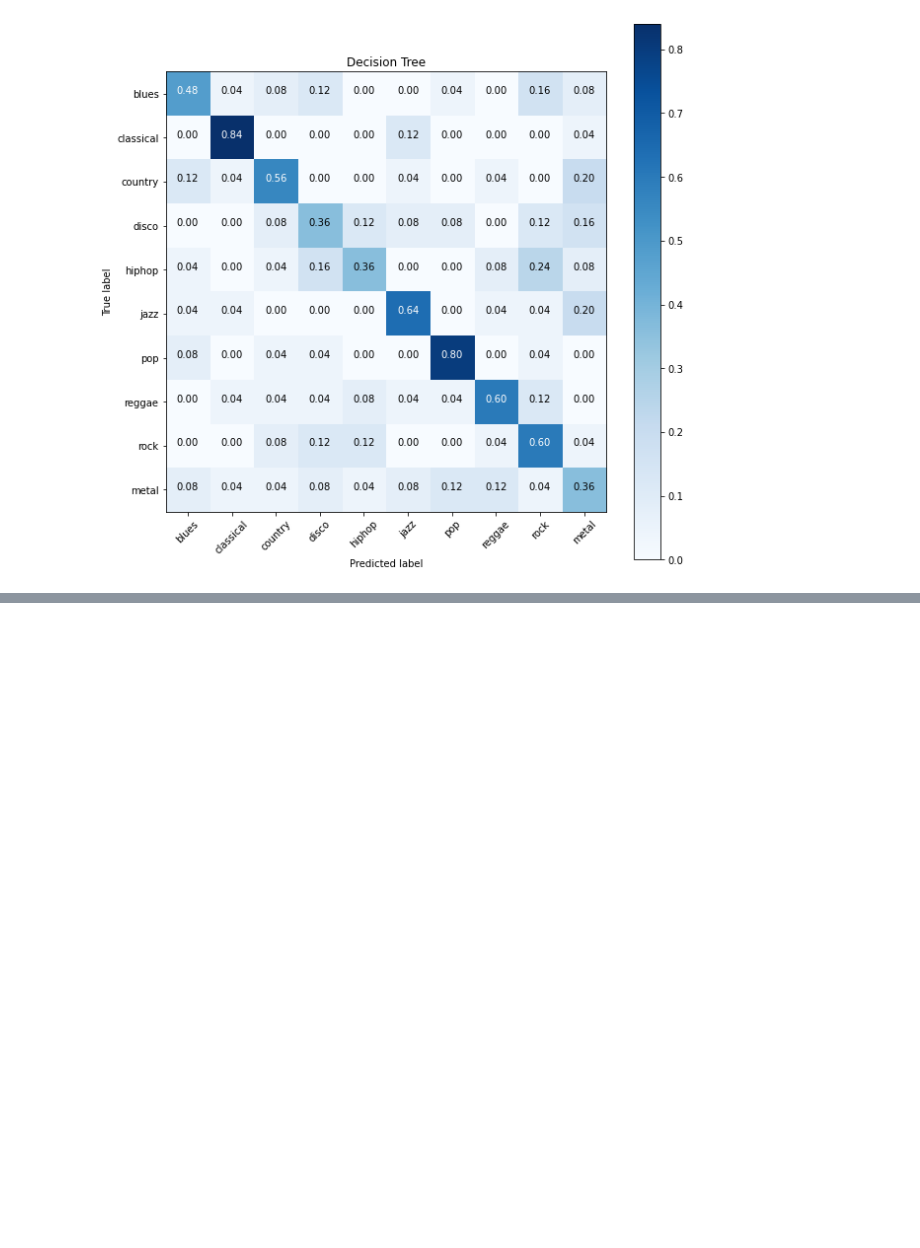
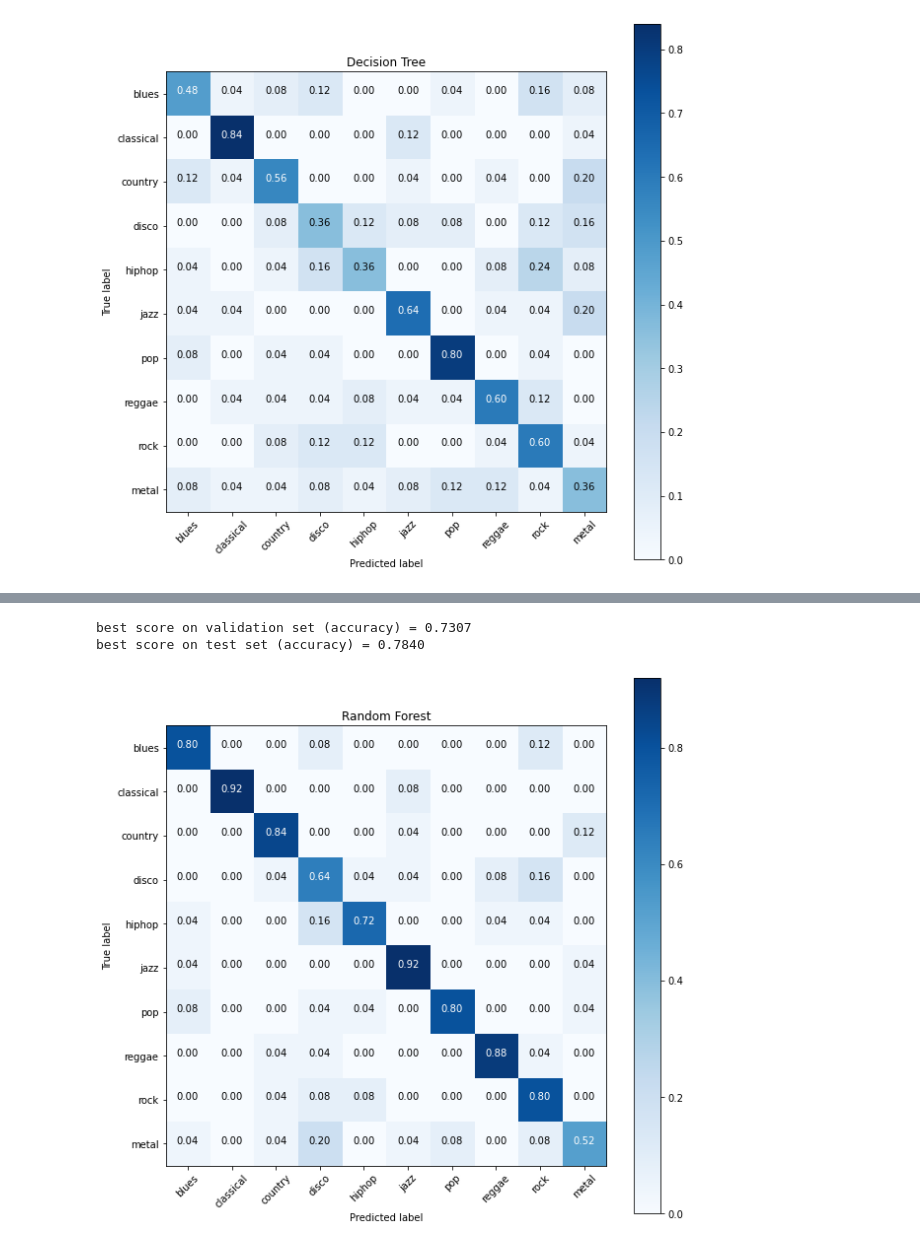
Before and after one commit to danlaw101/Automatic-analysis-of-music-performance, a Jupyter notebook: Classifier.ipynb, the cells around one changed output, grey strips where cells are left out. Drawn from its saved outputs; the diff is of its cells as text; code cells hidden in the pictures; blank space fills up the shorter version.

```diff
--- a/Classifier.ipynb
+++ b/Classifier.ipynb
@@ -221,12 +230,19 @@ grid_rf.fit(X_train, y_train)
 # %%
-preds = grid_rf.predict(X_test)
+preds_rf = grid_rf.predict(X_test)
 print("best score on validation set (accuracy) = {:.4f}".format(grid_rf.best_score_))
-print("best score on test set (accuracy) = {:.4f}".format(accuracy_score(y_test, preds)))
+print("best score on test set (accuracy) = {:.4f}".format(accuracy_score(y_test, preds_rf)))
+acc = accuracy_score(y_test, preds_rf)
+scores.append(acc)
+# %% [output]
+best score on validation set (accuracy) = 0.7307
+best score on test set (accuracy) = 0.7840
 # %%
-cm = confusion_matrix(y_test, preds)
+cm_rf = confusion_matrix(y_test, preds_rf)
 classes = ['blues','classical','country','disco','hiphop','jazz','pop','reggae','rock','metal']
 plt.figure(figsize=(10,10))
-plot_confusion_matrix(cm, classes, normalize=True, title='Random Forest')
+plot_confusion_matrix(cm_rf, classes, normalize=True, title='Random Forest')
+# %% [output]
+[figure, added]
 # %%
 # SVM
 # %%
```
Also changed, not shown: parts of 23 cells of this notebook, 14 other files.
